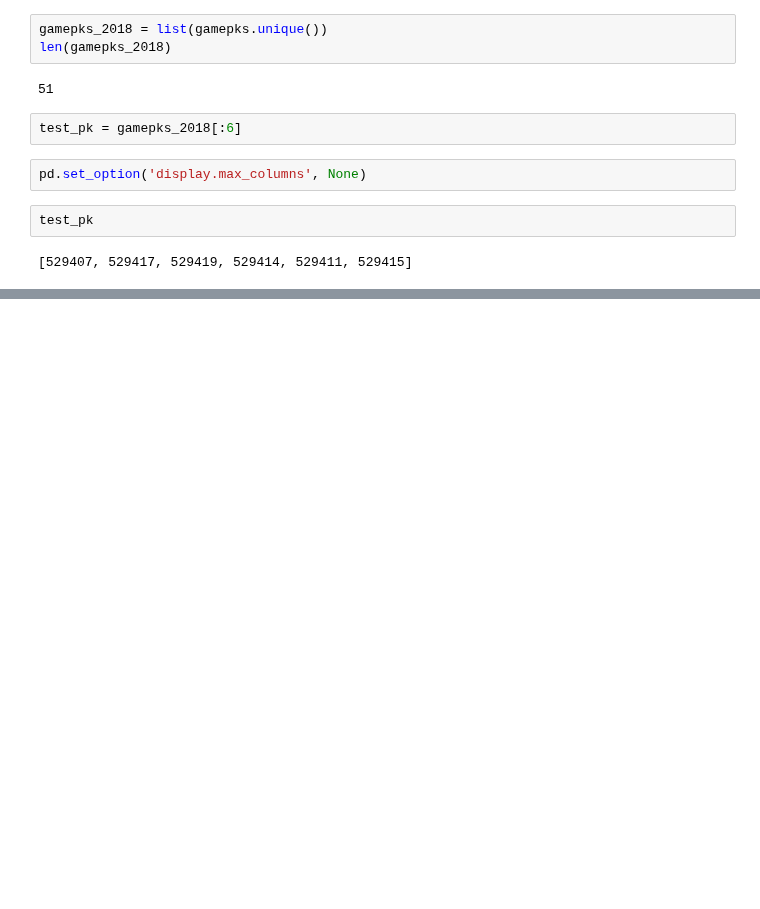
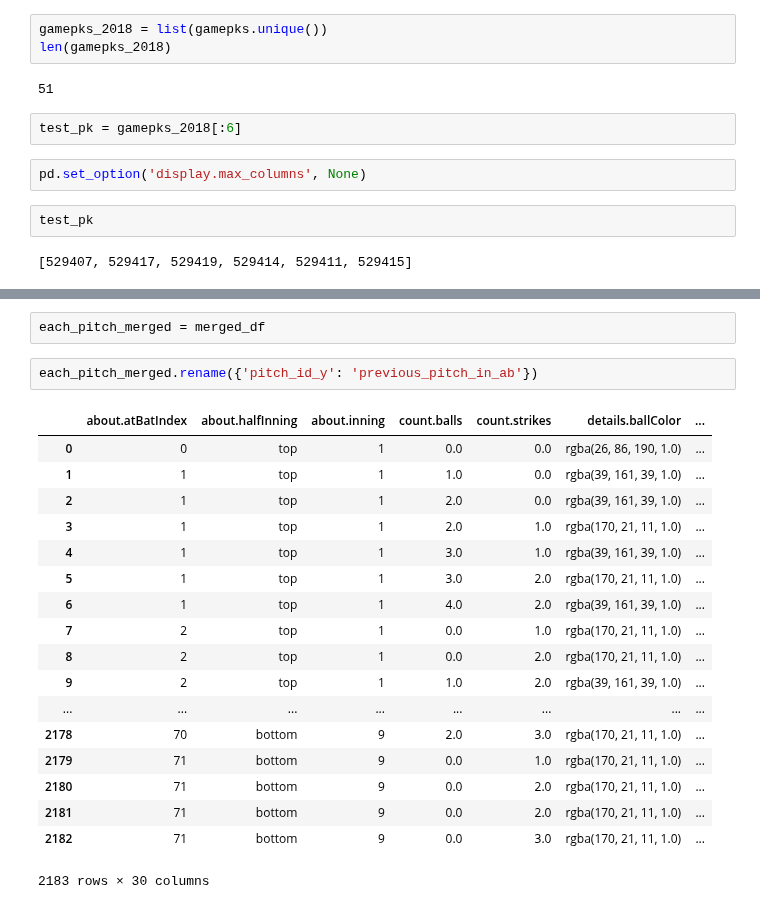
Before and after one commit to ConnorAnderson29/pitch_prediction_model, a Jupyter notebook: eda1.ipynb, the cells around one changed output, grey strips where cells are left out. Cells and saved outputs as stored; diff of their text form; blank space fills up the shorter version.

```diff
--- a/eda1.ipynb
+++ b/eda1.ipynb
@@ -276,0 +223,23 @@ pitches_df.head(10)
+# %%
+each_pitch_merged = merged_df
+# %%
+each_pitch_merged.rename({'pitch_id_y': 'previous_pitch_in_ab'})
+# %% [output]
+|  | about.atBatIndex | about.halfInning | about.inning | count.balls | count.strikes | details.ballColor | ... |
+| 0 | 0 | top | 1 | 0.0 | 0.0 | rgba(26, 86, 190, 1.0) | ... |
+| 1 | 1 | top | 1 | 1.0 | 0.0 | rgba(39, 161, 39, 1.0) | ... |
+| 2 | 1 | top | 1 | 2.0 | 0.0 | rgba(39, 161, 39, 1.0) | ... |
+| 3 | 1 | top | 1 | 2.0 | 1.0 | rgba(170, 21, 11, 1.0) | ... |
+| 4 | 1 | top | 1 | 3.0 | 1.0 | rgba(39, 161, 39, 1.0) | ... |
+| 5 | 1 | top | 1 | 3.0 | 2.0 | rgba(170, 21, 11, 1.0) | ... |
+| 6 | 1 | top | 1 | 4.0 | 2.0 | rgba(39, 161, 39, 1.0) | ... |
+| 7 | 2 | top | 1 | 0.0 | 1.0 | rgba(170, 21, 11, 1.0) | ... |
+| 8 | 2 | top | 1 | 0.0 | 2.0 | rgba(170, 21, 11, 1.0) | ... |
+| 9 | 2 | top | 1 | 1.0 | 2.0 | rgba(39, 161, 39, 1.0) | ... |
+| ... | ... | ... | ... | ... | ... | ... | ... |
+| 2178 | 70 | bottom | 9 | 2.0 | 3.0 | rgba(170, 21, 11, 1.0) | ... |
+| 2179 | 71 | bottom | 9 | 0.0 | 1.0 | rgba(170, 21, 11, 1.0) | ... |
+| 2180 | 71 | bottom | 9 | 0.0 | 2.0 | rgba(170, 21, 11, 1.0) | ... |
+| 2181 | 71 | bottom | 9 | 0.0 | 2.0 | rgba(170, 21, 11, 1.0) | ... |
+| 2182 | 71 | bottom | 9 | 0.0 | 3.0 | rgba(170, 21, 11, 1.0) | ... |
+2183 rows × 30 columns
```
Also changed, not shown: parts of 15 cells of this notebook.
